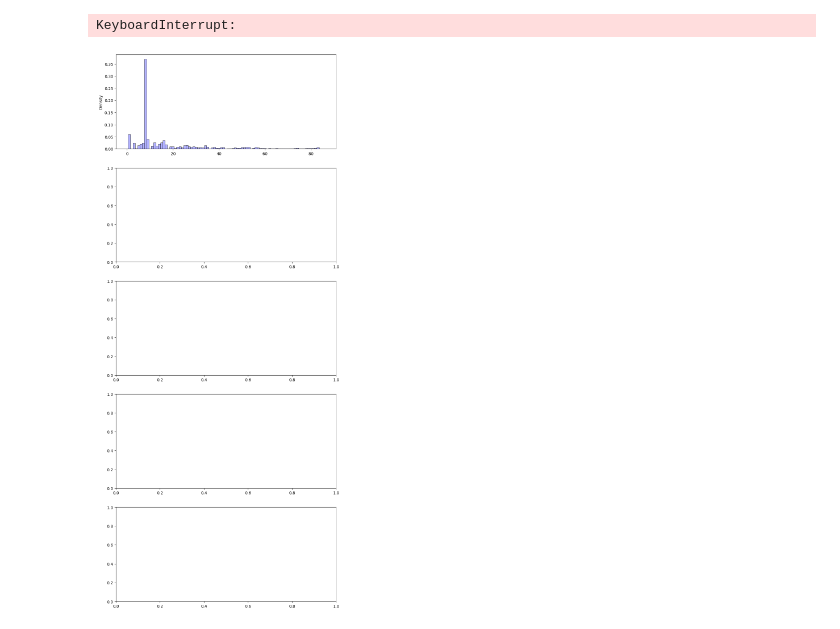
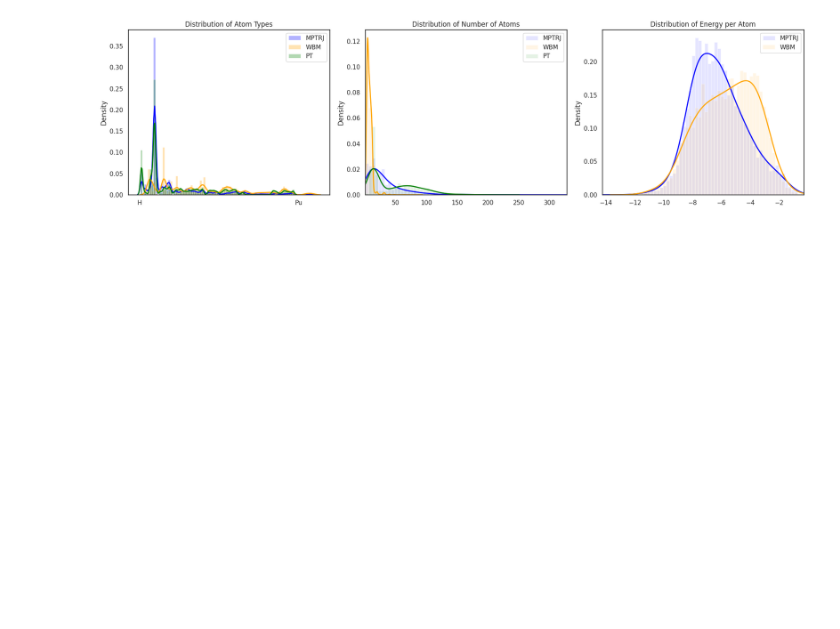
Before and after one commit to nimashoghi/jmp-backbone, a Jupyter notebook: notebooks/paper-figures/distributions-all-v2.ipynb, the cells around one changed output. Saved outputs shown, nothing was run; the diff lists cells and outputs as text; code cells hidden in the pictures; blank space fills up the shorter version.

```diff
--- a/notebooks/paper-figures/distributions-all-v2.ipynb
+++ b/notebooks/paper-figures/distributions-all-v2.ipynb
@@ -25,10 +25,14 @@ stats["pretrain"] = merge_stats(
     [stats.pop(k) for k in ["oc20", "oc22", "ani1x", "trans1x"]]
 )
 # %%
+import copy
+
 import matplotlib.pyplot as plt
 import numpy as np
 import seaborn as sns
 from ase.data import chemical_symbols
+
+sns.set_theme(style="white")
 
 
 def plot_all_stats_distributions(
@@ -37,20 +41,34 @@ def plot_all_stats_distributions(
     colors,
     name_mapping={},
     nbins={},
-    ranges={},  # New argument for specifying plot ranges
+    ranges={},  # Absolute value ranges
+    qranges={},  # New argument for quartile-based ranges
+    ignore_keys=set(),  # New argument for ignoring specific keys
+    order=None,  # New argument for specifying the order of plots
 ):
     # Get all unique keys from the stats dictionary
     all_keys = set()
     for dataset_stats in stats.values():
-        all_keys.update(dataset_stats.keys())
+        for key in dataset_stats.keys():
+            if key in ignore_keys:
+                continue
+            all_keys.add(key)
+
+    # If order is specified, use it to order the keys
+    if order:
+        ordered_keys = [key for key in order if key in all_keys]
+    else:
+        ordered_keys = sorted(all_keys)
 
     # Create a subplot for each key
-    n_keys = len(all_keys)
-    fig, axes = plt.subplots(n_keys, 1, figsize=(10, 5 * n_keys))
+    n_keys = len(ordered_keys)
+    fig, axes = plt.subplots(1, n_keys, figsize=(6 * n_keys, 5))
     if n_keys == 1:
         axes = [axes]
 
-    for ax, key in zip(axes, sorted(all_keys)):
+    axes = np.asarray(axes).flatten()
+
+    for ax, key in zip(axes, ordered_keys):
         if key == "atomic_numbers":
             # Special handling for atomic numbers
             # Get all unique atomic numbers across both datasets
@@ -119,15 +137,21 @@ def plot_all_stats_distributions(
                 )
                 all_values.extend(values)
 
-            # Use specified range if provided, otherwise use data range
+            all_values = np.array(all_values)
+
+            # Determine plot range based on provided specifications
             if key in ranges:
                 plot_min, plot_max = ranges[key]
+            elif key in qranges:
+                q_min, q_max = qranges[key]
+                plot_min = np.quantile(all_values, q_min)
+                plot_max = np.quantile(all_values, q_max)
             else:
                 plot_min = min(all_values)
                 plot_max = max(all_values)
 
             # Create consistent bins within the specified/computed range
-            bins = np.linspace(plot_min, plot_max, nbins.get(key, 30))
+            bins = np.linspace(plot_min, plot_max, nbins.get(key, 64))
 
             # Plot histograms and KDE for each dataset
             for dataset, s in stats.items():
@@ -150,7 +174,7 @@ def plot_all_stats_distributions(
                 sns.histplot(
                     data=filtered_values,
                     bins=bins,
-                    alpha=0.3,
+                    alpha=0.1,
                     color=colors[dataset],
                     label=dataset.upper(),
                     stat="density",
@@ -162,39 +186,52 @@ def plot_all_stats_distributions(
                     data=filtered_values,
                     color=colors[dataset],
                     ax=ax,
                     linewidth=2,
-                    bw_adjust=0.5,
+                    bw_adjust=2.0,
+                    # alpha=0,
                 )
 
             # Set the plot limits
             ax.set_xlim(plot_min, plot_max)
 
         # Set axis labels and title
         ax.set_title(f"Distribution of {name_mapping.get(key,key)}")
         ax.legend()
-        ax.grid(True, alpha=0.3)
+        # ax.grid(True, alpha=0.3)
 
-    plt.tight_layout()
-    plt.show()
+    fig.tight_layout()
 
 
-# Example usage:
+stats_copy = copy.deepcopy(stats)
+stats_copy["pretrain"]["energies"] = None
+stats_copy["pt"] = stats_copy.pop("pretrain")
+
+
 plot_all_stats_distributions(
-    stats,
+    stats_copy,
     colors={
         "mptrj": "blue",
         "wbm": "orange",
-        "pretrain": "green",
+        "pt": "green",
     },
     name_mapping={
         "natoms": "Number of Atoms",
         "atomic_numbers": "Atom Types",
         "energies": "Energy per Atom",
     },
     ranges={
         "forces": (0.0, 5.0),
     },  # Restrict forces plot to range [0, 5]
+    qranges={
+        # "energies": (0.1, 0.9),  # Show data between 10th and 90th percentiles
+    },
+    ignore_keys={
+        "forces",
+        "stresses",
+    },  # Ignore forces plot
+    order=["atomic_numbers", "natoms", "energies"],
 )
+plt.savefig("dists.pdf", bbox_inches="tight")
+plt.show()
 # %% [output]
-KeyboardInterrupt:
-[figure, old version]
+[figure, new version]
```
Also changed, not shown: parts of 1 cell of this notebook, 5 other files.
